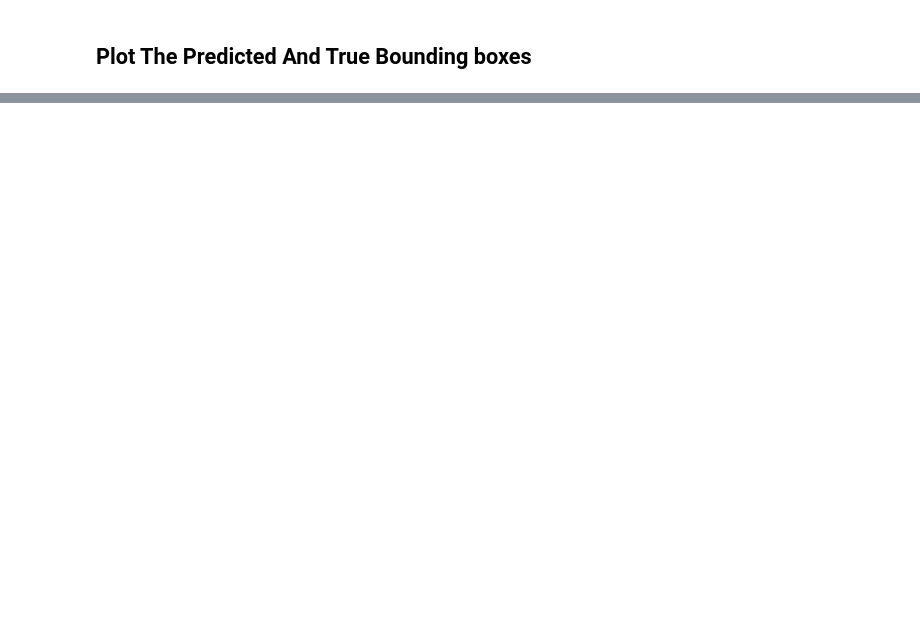
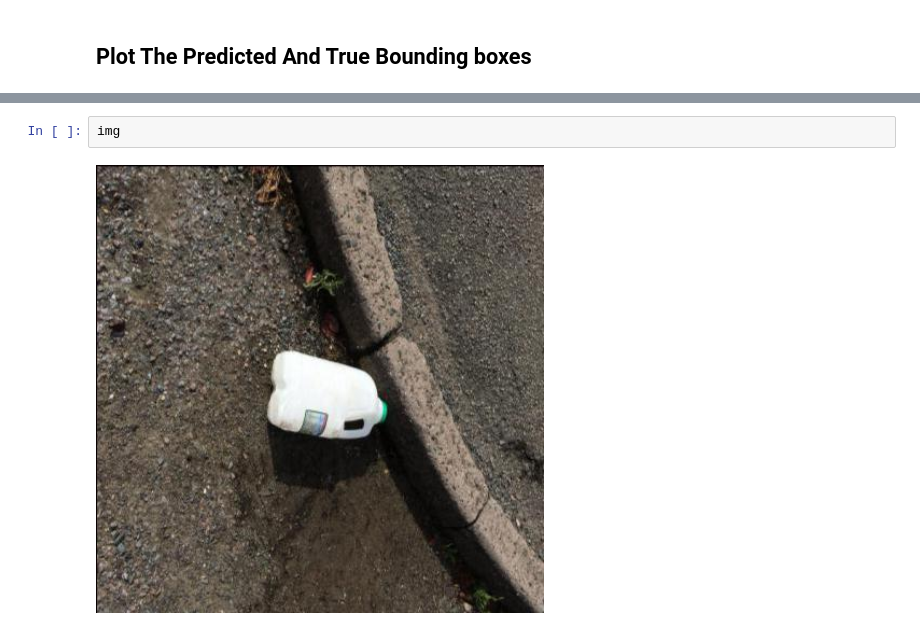
Before and after one commit to t20e/AI_projects_and_res, a Jupyter notebook: object_detection/yolo_v1_taco/inference.ipynb, the cells around one changed output, grey strips where cells are left out. Drawn from its saved outputs; the diff is of its cells as text; blank space fills up the shorter version.

```diff
--- a/object_detection/yolo_v1_taco/inference.ipynb
+++ b/object_detection/yolo_v1_taco/inference.ipynb
@@ -258 +264,5 @@ from utils.plot import plot_bboxes
+# %%
+img
+# %% [output]
+[figure, added]
 # %%
```
Also changed, not shown: parts of 12 cells of this notebook, 11 other files.
